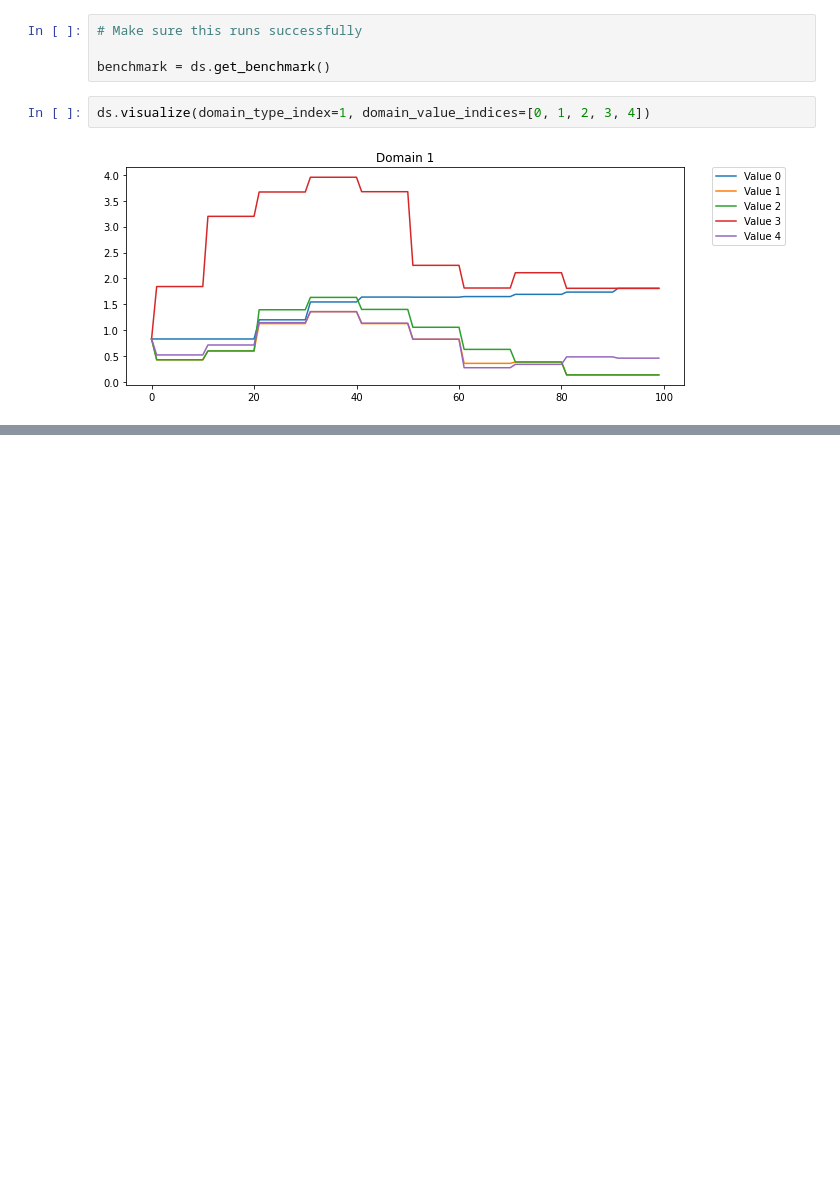
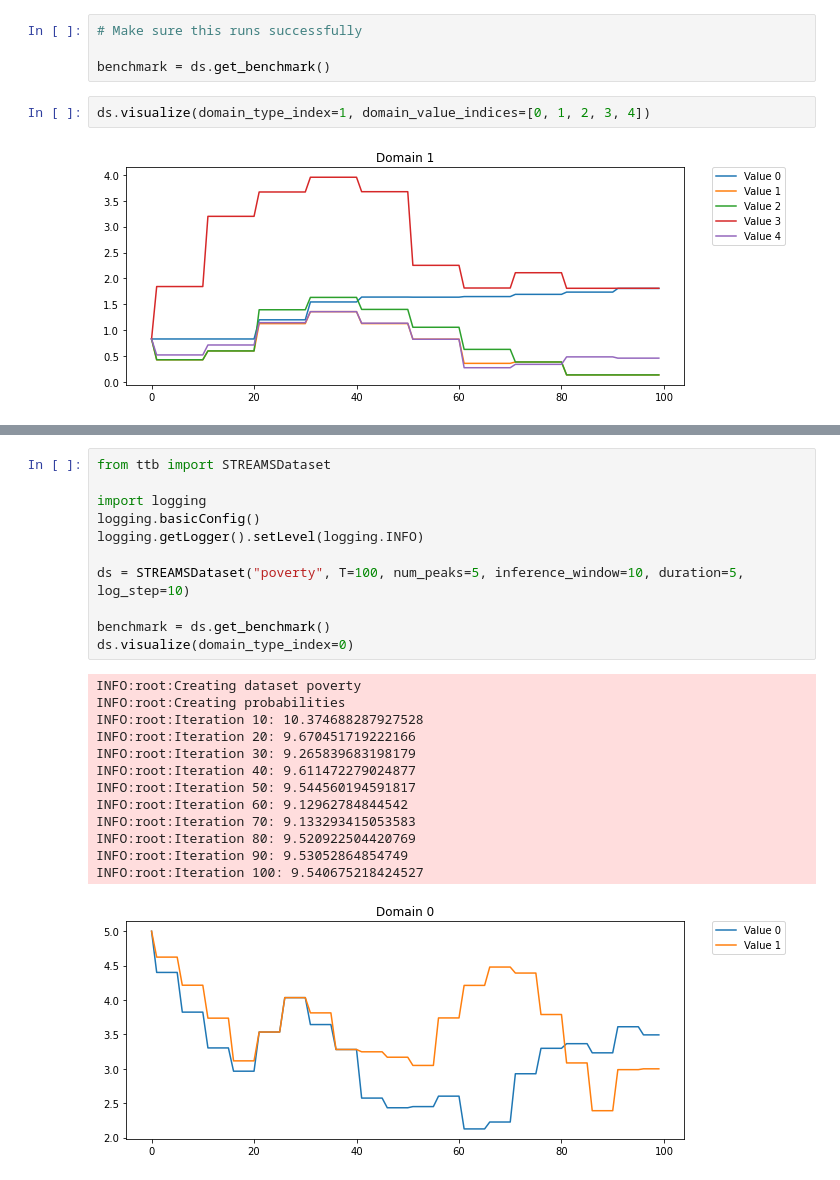
Before and after one commit to loglabs/ttb, a Jupyter notebook: scratch.ipynb, the cells around one changed output, grey strips where cells are left out. Cells and saved outputs as stored; diff of their text form; blank space fills up the shorter version.

Commit message:
poverty dataset

```diff
--- a/scratch.ipynb
+++ b/scratch.ipynb
@@ -100,0 +135,25 @@ missing fraction for disability_cols:
+# %%
+from ttb import STREAMSDataset
+
+import logging
+logging.basicConfig()
+logging.getLogger().setLevel(logging.INFO)
+
+ds = STREAMSDataset("poverty", T=100, num_peaks=5, inference_window=10, duration=5, log_step=10)
+
+benchmark = ds.get_benchmark()
+ds.visualize(domain_type_index=0)
+# %% [output]
+INFO:root:Creating dataset poverty
+INFO:root:Creating probabilities
+INFO:root:Iteration 10: 10.374688287927528
+INFO:root:Iteration 20: 9.670451719222166
+INFO:root:Iteration 30: 9.265839683198179
+INFO:root:Iteration 40: 9.611472279024877
+INFO:root:Iteration 50: 9.544560194591817
+INFO:root:Iteration 60: 9.12962784844542
+INFO:root:Iteration 70: 9.133293415053583
+INFO:root:Iteration 80: 9.520922504420769
+INFO:root:Iteration 90: 9.53052864854749
+INFO:root:Iteration 100: 9.540675218424527
+[figure, added]
```
Also changed, not shown: parts of 3 cells of this notebook, 2 other files.
